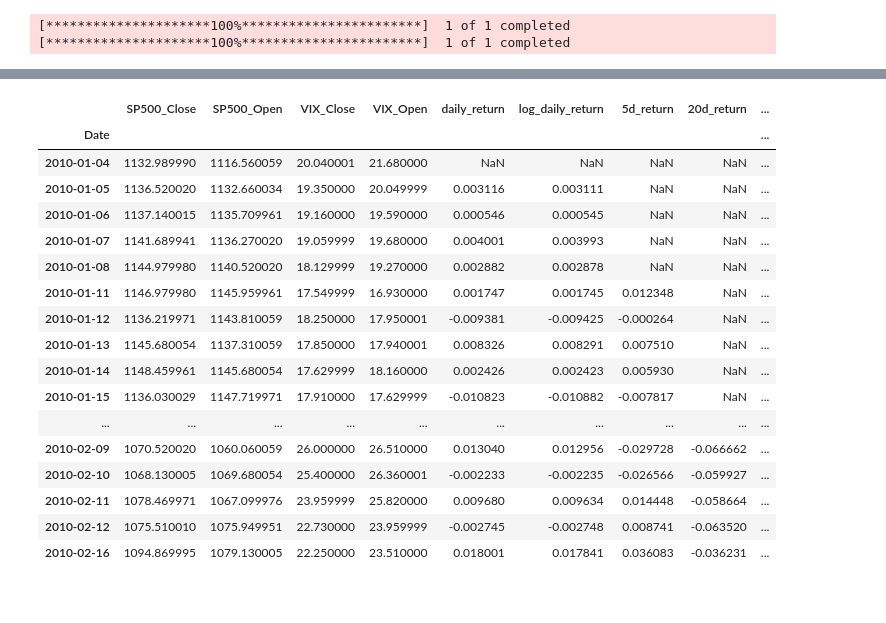
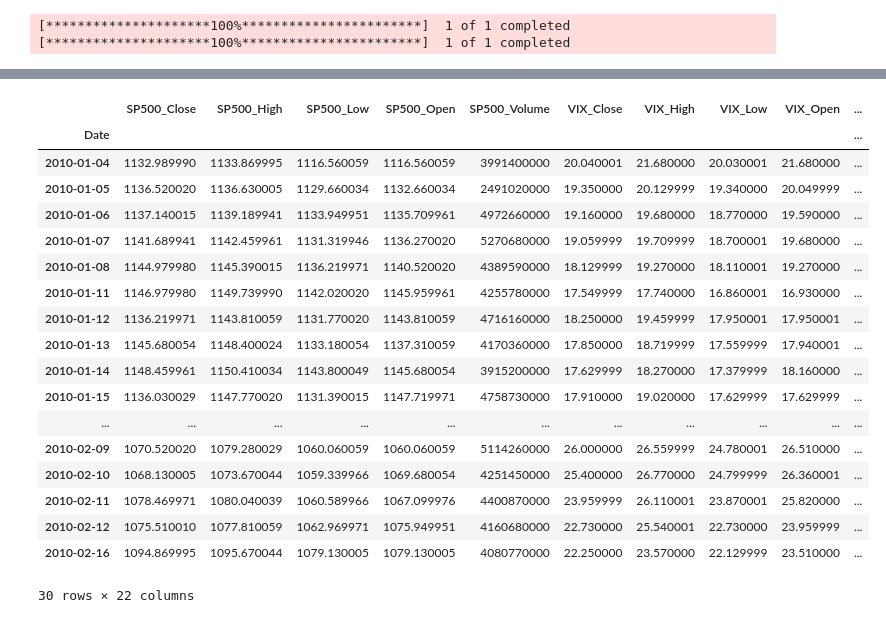
Before and after one commit to Lowyy/market-regimes-project, a Jupyter notebook: notebooks/02_exploring_features.ipynb, the cells around one changed output, grey strips where cells are left out. Saved outputs shown, nothing was run; the diff lists cells and outputs as text; code cells hidden in the pictures.

```diff
--- a/notebooks/02_exploring_features.ipynb
+++ b/notebooks/02_exploring_features.ipynb
@@ -23,7 +23,7 @@ df.head()
 | 2010-01-08 | 1144.979980 | 1145.390015 | 1136.219971 | 1140.520020 | 4389590000 | 18.129999 | 19.270000 | 18.110001 | 19.270000 | 0 |
 # %%
 df = df.rename(columns=({'^GSPC': 'SP500','^VIX': 'VIX'}))
-df = df.drop(['High', 'Low', 'Volume'], axis=1, level=0)
+#df = df.drop(['High', 'Low', 'Volume'], axis=1, level=0)
 df.columns = [f"{col[1]}_{col[0]}" for col in df.columns]
 
 df.head()
@@ -66,26 +67,36 @@ df.head(30)
 # %%
 #calulate volatility
 dpy = 252  # trading days per year
-df['5d_volatility'] = df['log_daily_return'].rolling(window=5).std()*np.sqrt(dpy)
-df['20d_volatility'] = df['log_daily_return'].rolling(window=20).std()*np.sqrt(dpy)
-df['60d_volatility'] = df['log_daily_return'].rolling(window=60).std()*np.sqrt(dpy)
+df['5d_volatility'] = df['log_daily_return'].rolling(window=5).std()
+df['20d_volatility'] = df['log_daily_return'].rolling(window=20).std()
+df['60d_volatility'] = df['log_daily_return'].rolling(window=60).std()
+df['vol_of_vol_20d'] = df['20d_volatility'].rolling(window=20).std()
+
+df['realized_quarticity_20d'] = df['log_daily_return'].rolling(20).apply(lambda x: np.mean(x**4))
+df['realized_skew_20d'] = df['log_daily_return'].rolling(20).skew()
+df['realized_kurtosis_20d'] = df['log_daily_return'].rolling(20).kurt()
+
+ret_mean_20d = df['log_daily_return'].rolling(20).mean()
+df['return_Zscore_20d'] = (df['log_daily_return'] - ret_mean_20d) / df['20d_volatility']
+
 df.head(30)
 # %% [output]
-|  | SP500_Close | SP500_Open | VIX_Close | VIX_Open | daily_return | log_daily_return | 5d_return | 20d_return | ... |
-| Date |  |  |  |  |  |  |  |  | ... |
-| 2010-01-04 | 1132.989990 | 1116.560059 | 20.040001 | 21.680000 | NaN | NaN | NaN | NaN | ... |
-| 2010-01-05 | 1136.520020 | 1132.660034 | 19.350000 | 20.049999 | 0.003116 | 0.003111 | NaN | NaN | ... |
-| 2010-01-06 | 1137.140015 | 1135.709961 | 19.160000 | 19.590000 | 0.000546 | 0.000545 | NaN | NaN | ... |
-| 2010-01-07 | 1141.689941 | 1136.270020 | 19.059999 | 19.680000 | 0.004001 | 0.003993 | NaN | NaN | ... |
-| 2010-01-08 | 1144.979980 | 1140.520020 | 18.129999 | 19.270000 | 0.002882 | 0.002878 | NaN | NaN | ... |
-| 2010-01-11 | 1146.979980 | 1145.959961 | 17.549999 | 16.930000 | 0.001747 | 0.001745 | 0.012348 | NaN | ... |
-| 2010-01-12 | 1136.219971 | 1143.810059 | 18.250000 | 17.950001 | -0.009381 | -0.009425 | -0.000264 | NaN | ... |
-| 2010-01-13 | 1145.680054 | 1137.310059 | 17.850000 | 17.940001 | 0.008326 | 0.008291 | 0.007510 | NaN | ... |
-| 2010-01-14 | 1148.459961 | 1145.680054 | 17.629999 | 18.160000 | 0.002426 | 0.002423 | 0.005930 | NaN | ... |
-| 2010-01-15 | 1136.030029 | 1147.719971 | 17.910000 | 17.629999 | -0.010823 | -0.010882 | -0.007817 | NaN | ... |
-| ... | ... | ... | ... | ... | ... | ... | ... | ... | ... |
-| 2010-02-09 | 1070.520020 | 1060.060059 | 26.000000 | 26.510000 | 0.013040 | 0.012956 | -0.029728 | -0.066662 | ... |
-| 2010-02-10 | 1068.130005 | 1069.680054 | 25.400000 | 26.360001 | -0.002233 | -0.002235 | -0.026566 | -0.059927 | ... |
-| 2010-02-11 | 1078.469971 | 1067.099976 | 23.959999 | 25.820000 | 0.009680 | 0.009634 | 0.014448 | -0.058664 | ... |
-| 2010-02-12 | 1075.510010 | 1075.949951 | 22.730000 | 23.959999 | -0.002745 | -0.002748 | 0.008741 | -0.063520 | ... |
-| 2010-02-16 | 1094.869995 | 1079.130005 | 22.250000 | 23.510000 | 0.018001 | 0.017841 | 0.036083 | -0.036231 | ... |
+|  | SP500_Close | SP500_High | SP500_Low | SP500_Open | SP500_Volume | VIX_Close | VIX_High | VIX_Low | VIX_Open | ... |
+| Date |  |  |  |  |  |  |  |  |  | ... |
+| 2010-01-04 | 1132.989990 | 1133.869995 | 1116.560059 | 1116.560059 | 3991400000 | 20.040001 | 21.680000 | 20.030001 | 21.680000 | ... |
+| 2010-01-05 | 1136.520020 | 1136.630005 | 1129.660034 | 1132.660034 | 2491020000 | 19.350000 | 20.129999 | 19.340000 | 20.049999 | ... |
+| 2010-01-06 | 1137.140015 | 1139.189941 | 1133.949951 | 1135.709961 | 4972660000 | 19.160000 | 19.680000 | 18.770000 | 19.590000 | ... |
+| 2010-01-07 | 1141.689941 | 1142.459961 | 1131.319946 | 1136.270020 | 5270680000 | 19.059999 | 19.709999 | 18.700001 | 19.680000 | ... |
+| 2010-01-08 | 1144.979980 | 1145.390015 | 1136.219971 | 1140.520020 | 4389590000 | 18.129999 | 19.270000 | 18.110001 | 19.270000 | ... |
+| 2010-01-11 | 1146.979980 | 1149.739990 | 1142.020020 | 1145.959961 | 4255780000 | 17.549999 | 17.740000 | 16.860001 | 16.930000 | ... |
+| 2010-01-12 | 1136.219971 | 1143.810059 | 1131.770020 | 1143.810059 | 4716160000 | 18.250000 | 19.459999 | 17.950001 | 17.950001 | ... |
+| 2010-01-13 | 1145.680054 | 1148.400024 | 1133.180054 | 1137.310059 | 4170360000 | 17.850000 | 18.719999 | 17.559999 | 17.940001 | ... |
+| 2010-01-14 | 1148.459961 | 1150.410034 | 1143.800049 | 1145.680054 | 3915200000 | 17.629999 | 18.270000 | 17.379999 | 18.160000 | ... |
+| 2010-01-15 | 1136.030029 | 1147.770020 | 1131.390015 | 1147.719971 | 4758730000 | 17.910000 | 19.020000 | 17.629999 | 17.629999 | ... |
+| ... | ... | ... | ... | ... | ... | ... | ... | ... | ... | ... |
+| 2010-02-09 | 1070.520020 | 1079.280029 | 1060.060059 | 1060.060059 | 5114260000 | 26.000000 | 26.559999 | 24.780001 | 26.510000 | ... |
+| 2010-02-10 | 1068.130005 | 1073.670044 | 1059.339966 | 1069.680054 | 4251450000 | 25.400000 | 26.770000 | 24.799999 | 26.360001 | ... |
+| 2010-02-11 | 1078.469971 | 1080.040039 | 1060.589966 | 1067.099976 | 4400870000 | 23.959999 | 26.110001 | 23.870001 | 25.820000 | ... |
+| 2010-02-12 | 1075.510010 | 1077.810059 | 1062.969971 | 1075.949951 | 4160680000 | 22.730000 | 25.540001 | 22.730000 | 23.959999 | ... |
+| 2010-02-16 | 1094.869995 | 1095.670044 | 1079.130005 | 1079.130005 | 4080770000 | 22.250000 | 23.570000 | 22.129999 | 23.510000 | ... |
+30 rows × 22 columns
```
Also changed, not shown: parts of 10 cells of this notebook.
